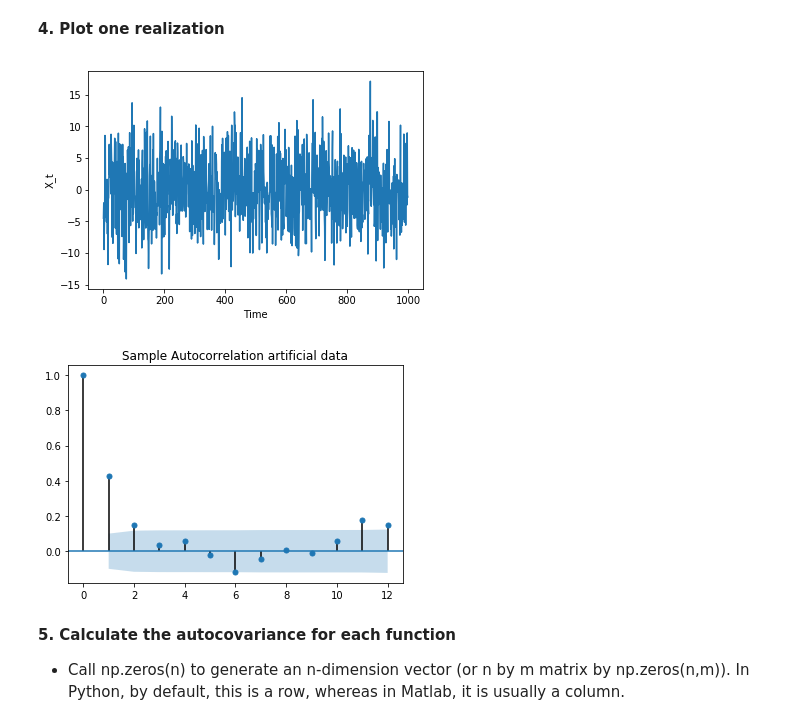
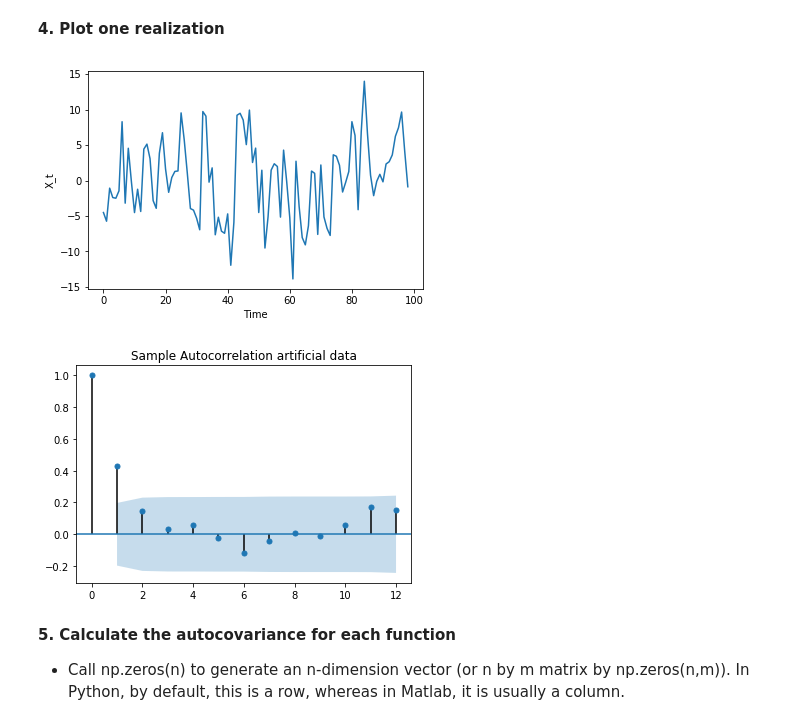
Before and after one commit to jm4474/Courses-TimeSeries-Undergraduate, a Jupyter notebook: 4_Lecture/2Code/Python/time series lecture4.ipynb, the cells around one changed output. Saved outputs shown, nothing was run; the diff lists cells and outputs as text; code cells hidden in the pictures.

```diff
--- a/4_Lecture/2Code/Python/time series lecture4.ipynb
+++ b/4_Lecture/2Code/Python/time series lecture4.ipynb
@@ -49,13 +57,13 @@ numpy.ndarray
 # %%
 import matplotlib.pyplot as plt
 %matplotlib inline
 
-plt.plot(Xt[0,:])
+plt.plot(Xt[:,0])
 plt.xlabel("Time")
 plt.ylabel("X_t")
 plt.show()
 # %% [output]
-[figure, old version]
+[figure, new version]
 # %%
 import pandas as pd
 
@@ -63,9 +71,9 @@ aux_data = pd.DataFrame(data=Xt[:,0])
 # %%
 from statsmodels.graphics.tsaplots import plot_acf
 
-acfex=plot_acf(aux_data[0],lags=12, alpha=.32, title='Sample Autocorrelation artificial data')
+acfex=plot_acf(aux_data[0],lags=12, alpha=.05, title='Sample Autocorrelation artificial data')
 # %% [output]
-[figure, old version]
+[figure, new version]
 # %% [markdown]
 **5. Calculate the autocovariance for each function**
 * Call np.zeros(n) to generate an n-dimension vector (or n by m matrix by np.zeros(n,m)). In Python, by default, this is a row, whereas in Matlab, it is usually a column.
```
Also changed, not shown: parts of 17 cells of this notebook.
